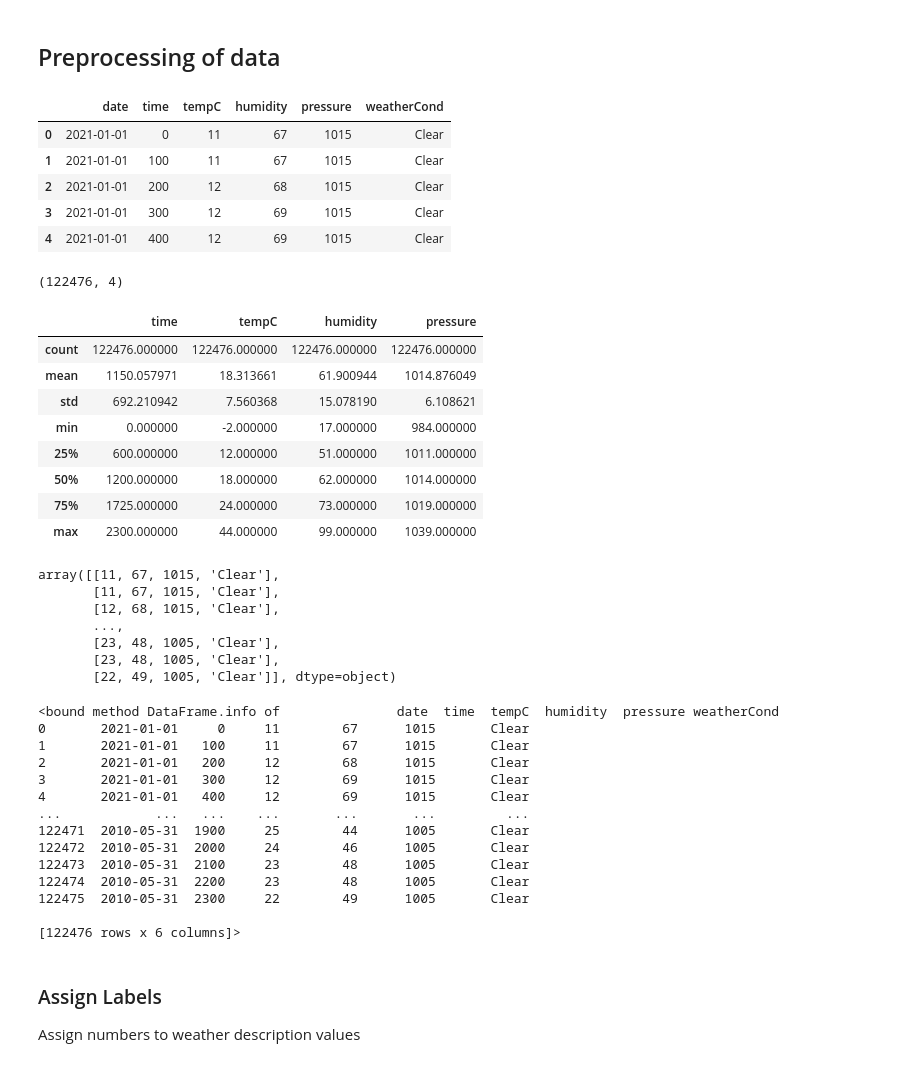
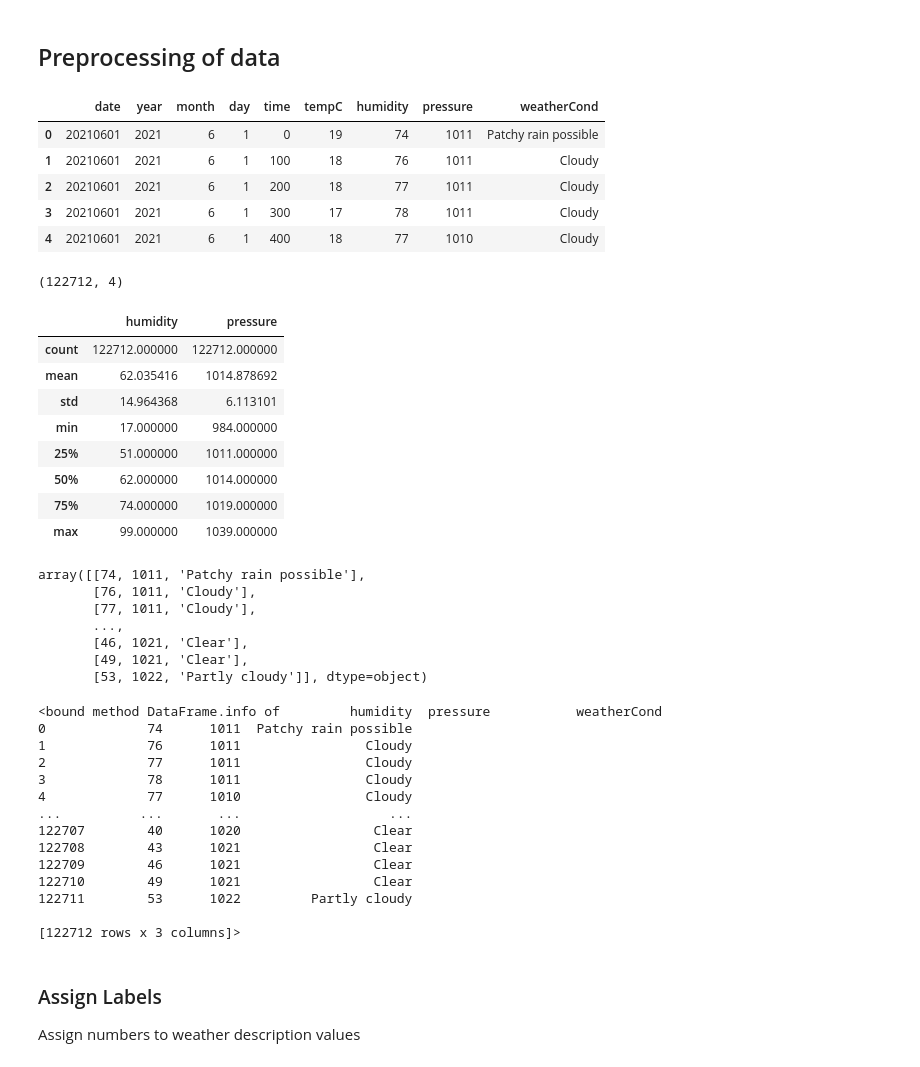
Before and after one commit to manokel01/tinyML-meteo, a Jupyter notebook: meteo_ML.ipynb, the cells around one changed output. Drawn from its saved outputs; the diff is of its cells as text; code cells hidden in the pictures.

```diff
--- a/meteo_ML.ipynb
+++ b/meteo_ML.ipynb
@@ -190,16 +212,16 @@ Requirement already satisfied: six>=1.5 in /usr/local/lib/python3.10/dist-packag
 # %%
 import pandas as pd
 
 # read csv file
-df = pd.read_csv('weather_data.csv', sep=',')
+df = pd.read_csv('final_data.csv', sep=',')
 #show the first five rows
 df.head()
 # %% [output]
-|  | date | time | tempC | humidity | pressure | weatherCond |
-| 0 | 2021-01-01 | 0 | 11 | 67 | 1015 | Clear |
-| 1 | 2021-01-01 | 100 | 11 | 67 | 1015 | Clear |
-| 2 | 2021-01-01 | 200 | 12 | 68 | 1015 | Clear |
-| 3 | 2021-01-01 | 300 | 12 | 69 | 1015 | Clear |
-| 4 | 2021-01-01 | 400 | 12 | 69 | 1015 | Clear |
+|  | date | year | month | day | time | tempC | humidity | pressure | weatherCond |
+| 0 | 20210601 | 2021 | 6 | 1 | 0 | 19 | 74 | 1011 | Patchy rain possible |
+| 1 | 20210601 | 2021 | 6 | 1 | 100 | 18 | 76 | 1011 | Cloudy |
+| 2 | 20210601 | 2021 | 6 | 1 | 200 | 18 | 77 | 1011 | Cloudy |
+| 3 | 20210601 | 2021 | 6 | 1 | 300 | 17 | 78 | 1011 | Cloudy |
+| 4 | 20210601 | 2021 | 6 | 1 | 400 | 18 | 77 | 1010 | Cloudy |
 # %%
 # select only the values we need\
@@ -207,46 +229,46 @@ df = df[['tempC','humidity','pressure','weatherCond']]
 # %%
 df.shape
 # %% [output]
-(122476, 4)
+(122712, 4)
 # %%
 df.describe()
 # %% [output]
-|  | time | tempC | humidity | pressure |
-| count | 122476.000000 | 122476.000000 | 122476.000000 | 122476.000000 |
-| mean | 1150.057971 | 18.313661 | 61.900944 | 1014.876049 |
-| std | 692.210942 | 7.560368 | 15.078190 | 6.108621 |
-| min | 0.000000 | -2.000000 | 17.000000 | 984.000000 |
-| 25% | 600.000000 | 12.000000 | 51.000000 | 1011.000000 |
-| 50% | 1200.000000 | 18.000000 | 62.000000 | 1014.000000 |
-| 75% | 1725.000000 | 24.000000 | 73.000000 | 1019.000000 |
-| max | 2300.000000 | 44.000000 | 99.000000 | 1039.000000 |
+|  | humidity | pressure |
+| count | 122712.000000 | 122712.000000 |
+| mean | 62.035416 | 1014.878692 |
+| std | 14.964368 | 6.113101 |
+| min | 17.000000 | 984.000000 |
+| 25% | 51.000000 | 1011.000000 |
+| 50% | 62.000000 | 1014.000000 |
+| 75% | 74.000000 | 1019.000000 |
+| max | 99.000000 | 1039.000000 |
 # %%
 df.values
 # %% [output]
-array([[11, 67, 1015, 'Clear'],
-       [11, 67, 1015, 'Clear'],
-       [12, 68, 1015, 'Clear'],
+array([[74, 1011, 'Patchy rain possible'],
+       [76, 1011, 'Cloudy'],
+       [77, 1011, 'Cloudy'],
        ...,
-       [23, 48, 1005, 'Clear'],
-       [23, 48, 1005, 'Clear'],
-       [22, 49, 1005, 'Clear']], dtype=object)
+       [46, 1021, 'Clear'],
+       [49, 1021, 'Clear'],
+       [53, 1022, 'Partly cloudy']], dtype=object)
 # %%
 df.info
 # %% [output]
-<bound method DataFrame.info of               date  time  tempC  humidity  pressure weatherCond
-0       2021-01-01     0     11        67      1015       Clear
-1       2021-01-01   100     11        67      1015       Clear
-2       2021-01-01   200     12        68      1015       Clear
-3       2021-01-01   300     12        69      1015       Clear
-4       2021-01-01   400     12        69      1015       Clear
-...            ...   ...    ...       ...       ...         ...
-122471  2010-05-31  1900     25        44      1005       Clear
-122472  2010-05-31  2000     24        46      1005       Clear
-122473  2010-05-31  2100     23        48      1005       Clear
-122474  2010-05-31  2200     23        48      1005       Clear
-122475  2010-05-31  2300     22        49      1005       Clear
+<bound method DataFrame.info of         humidity  pressure           weatherCond
+0             74      1011  Patchy rain possible
+1             76      1011                Cloudy
+2             77      1011                Cloudy
+3             78      1011                Cloudy
+4             77      1010                Cloudy
+...          ...       ...                   ...
+122707        40      1020                 Clear
+122708        43      1021                 Clear
+122709        46      1021                 Clear
+122710        49      1021                 Clear
+122711        53      1022         Partly cloudy
 
-[122476 rows x 6 columns]>
+[122712 rows x 3 columns]>
 # %% [markdown]
 ### Assign Labels
 Assign numbers to weather description values
```
Also changed, not shown: parts of 19 cells of this notebook, 3 other files.
